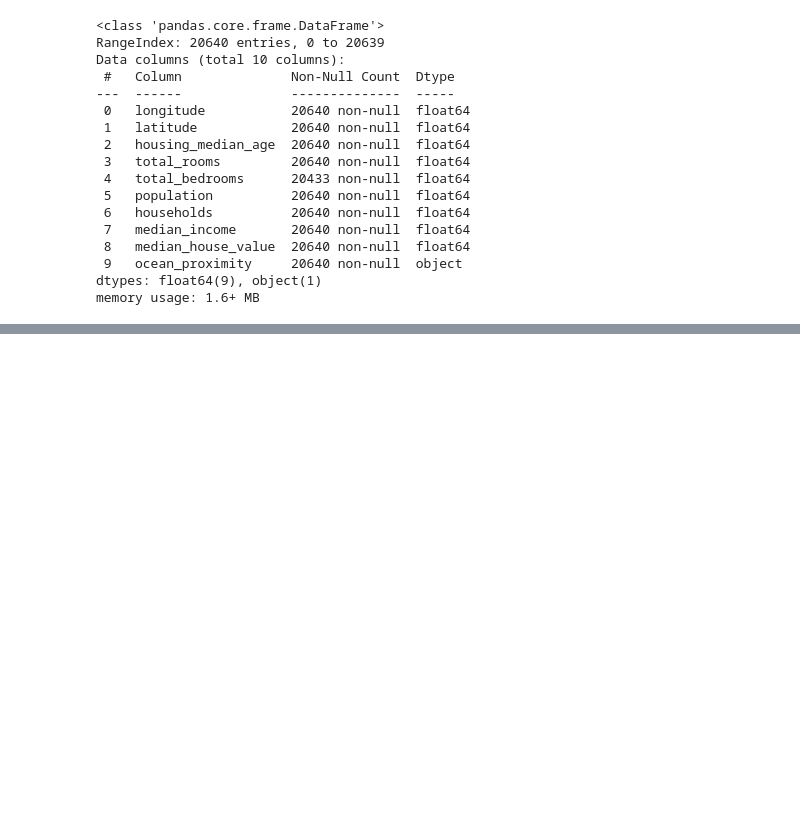
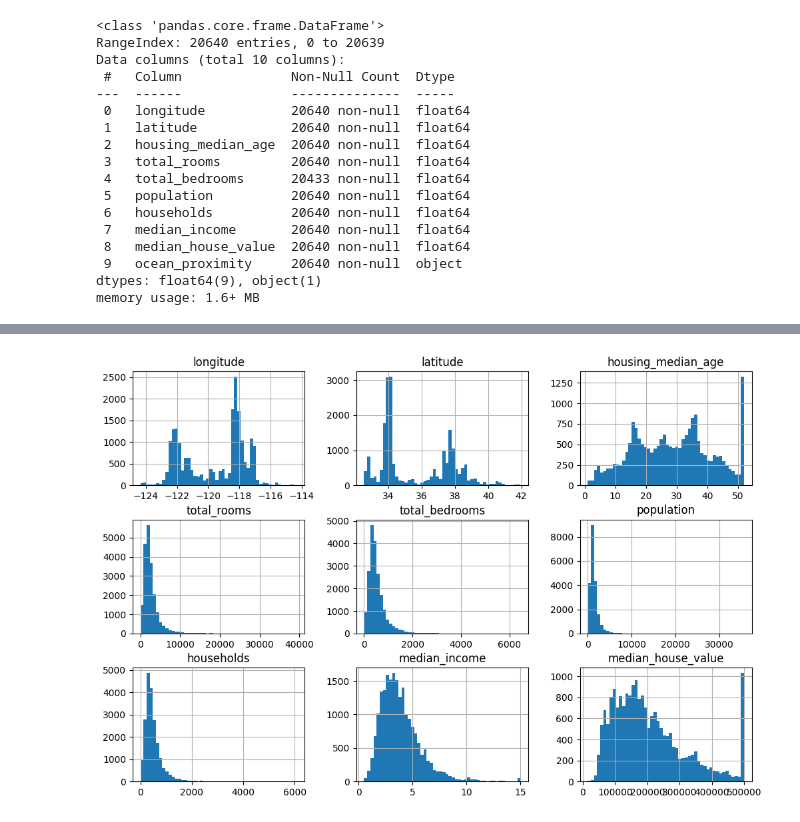
Before and after one commit to NandoG1/HandsOnML, a Jupyter notebook: Chapter-2/index.ipynb, the cells around one changed output, grey strips where cells are left out. Cells and saved outputs as stored; diff of their text form; code cells hidden in the pictures; blank space fills up the shorter version.

```diff
--- a/Chapter-2/index.ipynb
+++ b/Chapter-2/index.ipynb
@@ -26,0 +37,7 @@ memory usage: 1.6+ MB
+# %%
+import matplotlib.pyplot as plt
+housing.hist(bins=50, figsize=(12,8))
+
+plt.show()
+# %% [output]
+[figure, added]
```
Also changed, not shown: parts of 7 cells of this notebook, 1 other file.
